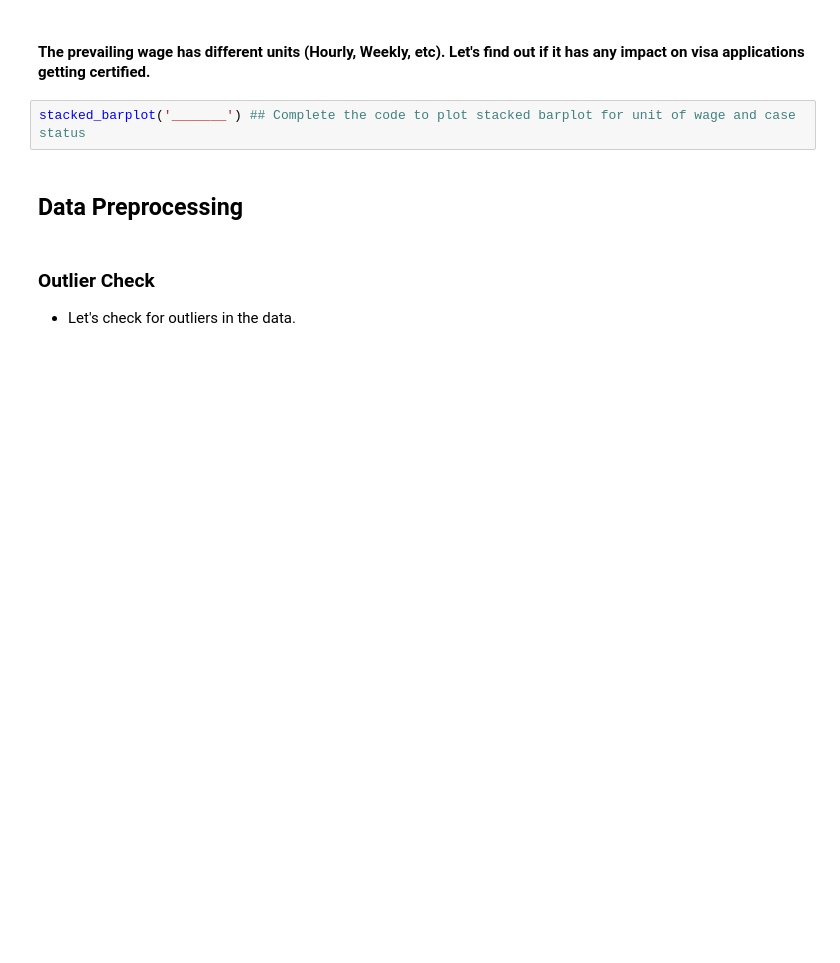
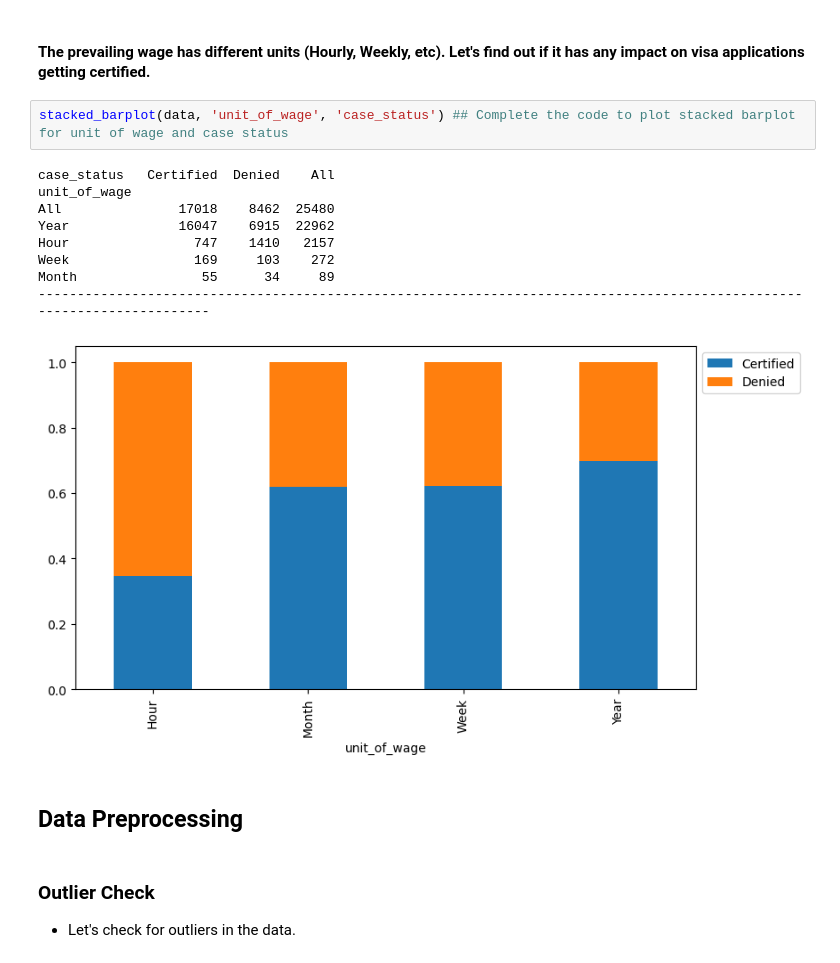
Before and after one commit to erika024/data-science, a Jupyter notebook: DSBA_Project_EasyVisa_LowCode.ipynb, the cells around one changed output. Cells and saved outputs as stored; diff of their text form; blank space fills up the shorter version.

```diff
--- a/DSBA_Project_EasyVisa_LowCode.ipynb
+++ b/DSBA_Project_EasyVisa_LowCode.ipynb
@@ -613,7 +617,17 @@ plt.show()
 # %% [markdown]
 #### The prevailing wage has different units (Hourly, Weekly, etc). Let's find out if it has any impact on visa applications getting certified.
 # %%
-stacked_barplot('_______') ## Complete the code to plot stacked barplot for unit of wage and case status
+stacked_barplot(data, 'unit_of_wage', 'case_status') ## Complete the code to plot stacked barplot for unit of wage and case status
+# %% [output]
+case_status   Certified  Denied    All
+unit_of_wage
+All               17018    8462  25480
+Year              16047    6915  22962
+Hour                747    1410   2157
+Week                169     103    272
+Month                55      34     89
+------------------------------------------------------------------------------------------------------------------------
+[figure, added]
 # %% [markdown]
 ## Data Preprocessing
 # %% [markdown]
```
Also changed, not shown: parts of 49 cells of this notebook.
